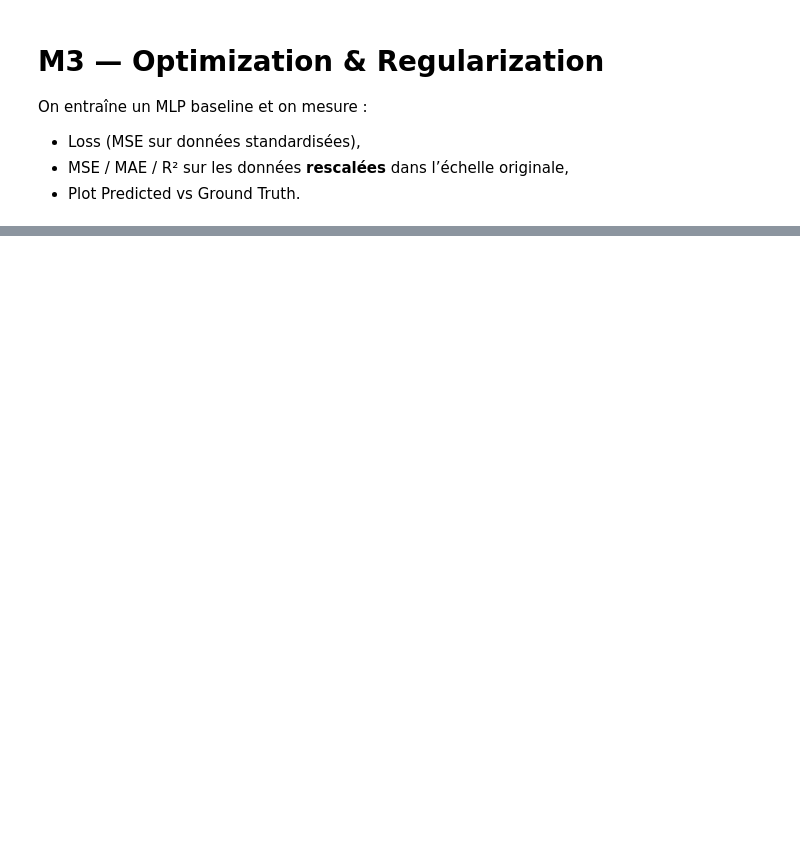
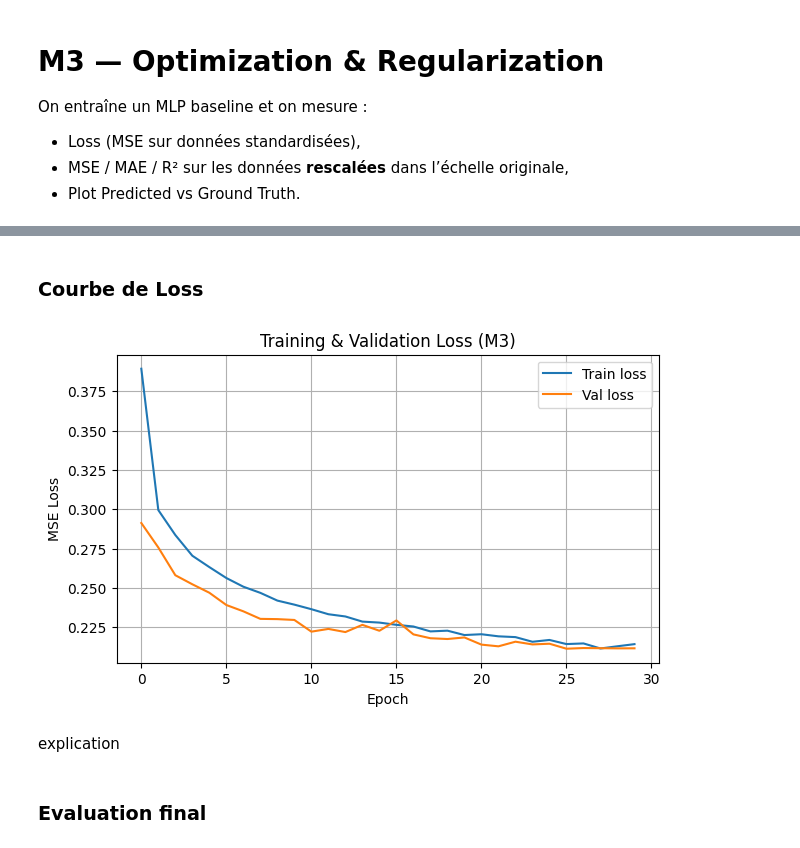
Before and after one commit to MGentieu/dl_project, a Jupyter notebook: starters/ts-project-starter/ts-project/notebooks/mlp_california_housing.ipynb, the cells around one changed output, grey strips where cells are left out. Drawn from its saved outputs; the diff is of its cells as text; code cells hidden in the pictures; blank space fills up the shorter version.

```diff
--- a/starters/ts-project-starter/ts-project/notebooks/mlp_california_housing.ipynb
+++ b/starters/ts-project-starter/ts-project/notebooks/mlp_california_housing.ipynb
@@ -285,7 +420,7 @@ config = {
     "seed": SEED,
     "output_dir": str(OUTPUT_DIR),
     "data": {
-        "csv_path": str(csv_path),
+        "csv_path": str(target_csv),
         "target_col": "median_house_value",
         "feature_cols": None,
         "val_split": 0.15,
@@ -612,0 +850,13 @@ Keep the same order—GPU check → install → smoke test → train → evaluat
+# %%
+# ============================================================
+# Logging Setup (log.csv, best.pt, etc.)
+# ============================================================
+
+OUTPUT_DIR.mkdir(parents=True, exist_ok=True)
+
+log_path = OUTPUT_DIR / "log.csv"
+with open(log_path, "w", newline="") as f:
+    w = csv.writer(f)
+    w.writerow(["epoch", "train_loss", "val_loss", "lr"])
+
+print("Logging initialized at:", log_path)
@@ -612,0 +867,17 @@ Keep the same order—GPU check → install → smoke test → train → evaluat
+# %%
+# ============================================================
+# Early Stopping Setup
+# ============================================================
+
+patience = early_cfg["patience"]
+min_delta = early_cfg["min_delta"]
+
+best_val_loss = float("inf")
+patience_counter = 0
+best_state = None
+
+loss_fn = nn.MSELoss()
+epochs = train_cfg["epochs"]
+
+train_losses = []
+val_losses = []
@@ -612,0 +990,18 @@ Keep the same order—GPU check → install → smoke test → train → evaluat
+# %% [markdown]
+### Courbe de Loss
+# %%
+plt.figure(figsize=(7,4))
+plt.plot(train_losses, label="Train loss")
+plt.plot(val_losses, label="Val loss")
+plt.title("Training & Validation Loss (M3)")
+plt.xlabel("Epoch")
+plt.ylabel("MSE Loss")
+plt.grid(True)
+plt.legend()
+plt.show()
+# %% [output]
+[figure, added]
+# %% [markdown]
+explication
+# %% [markdown]
+### Evaluation final
```
Also changed, not shown: parts of 56 cells of this notebook.
